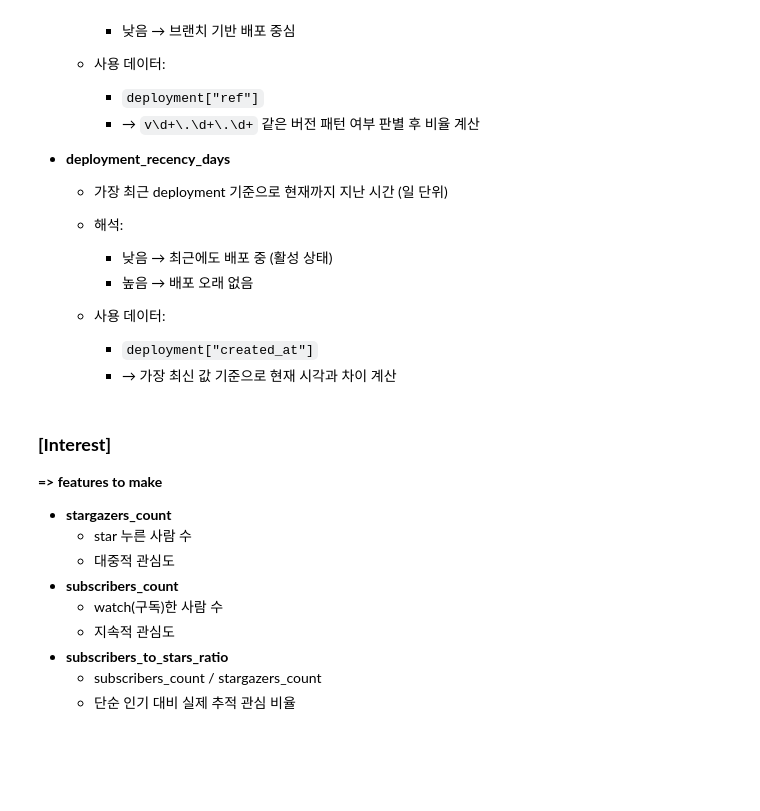
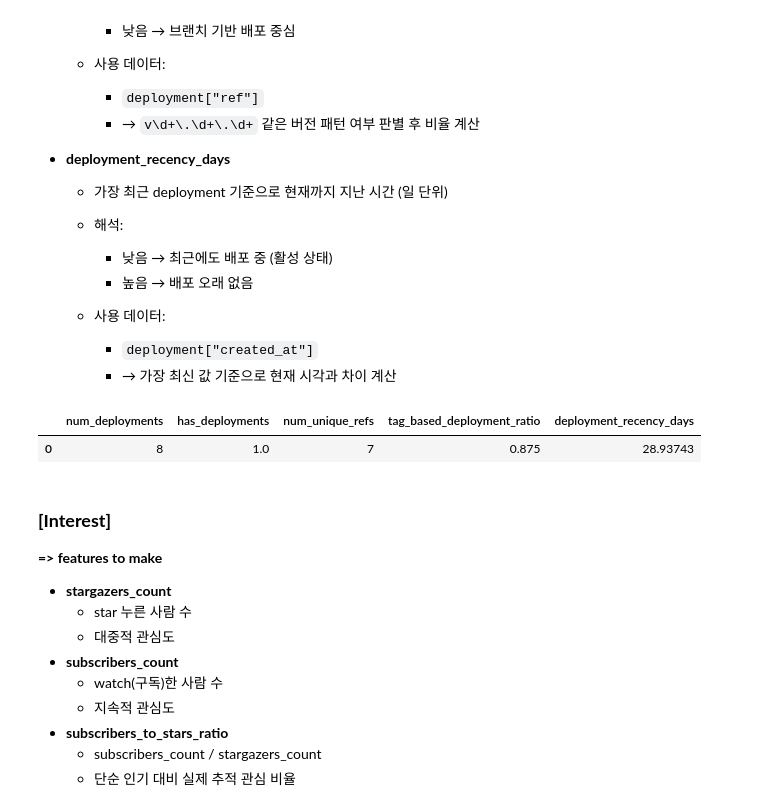
Before and after one commit to OpenSource-2026/oss-health-data, a Jupyter notebook: notebooks/data-extraction.ipynb, the cells around one changed output. Cells and saved outputs as stored; diff of their text form; code cells hidden in the pictures; blank space fills up the shorter version.

Commit message:
feat: add Deployments features

```diff
--- a/notebooks/data-extraction.ipynb
+++ b/notebooks/data-extraction.ipynb
@@ -1597,3 +1661,11 @@ events_features
+# %%
+deployment_features = make_deployments_features(df2)
+deployment_features.to_csv("sample/deloyment_features")
+# %%
+deployment_features
+# %% [output]
+|  | num_deployments | has_deployments | num_unique_refs | tag_based_deployment_ratio | deployment_recency_days |
+| 0 | 8 | 1.0 | 7 | 0.875 | 28.93743 |
 # %% [markdown]
 ### **[Interest]**
 
```
Also changed, not shown: parts of 1 cell of this notebook.
